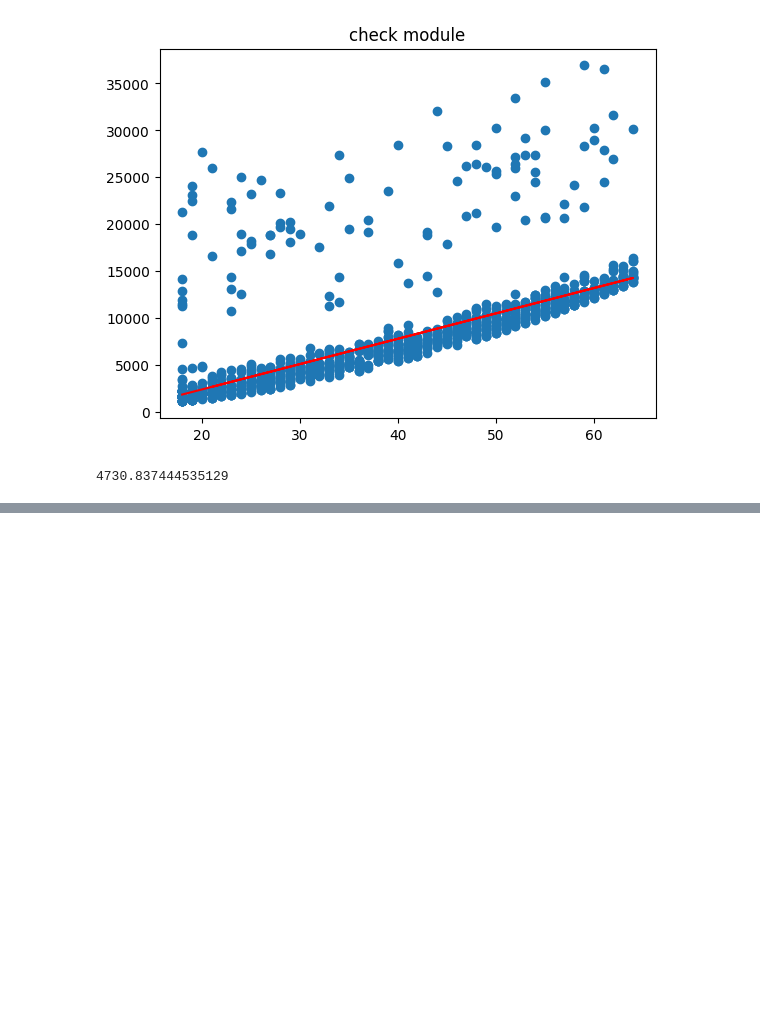
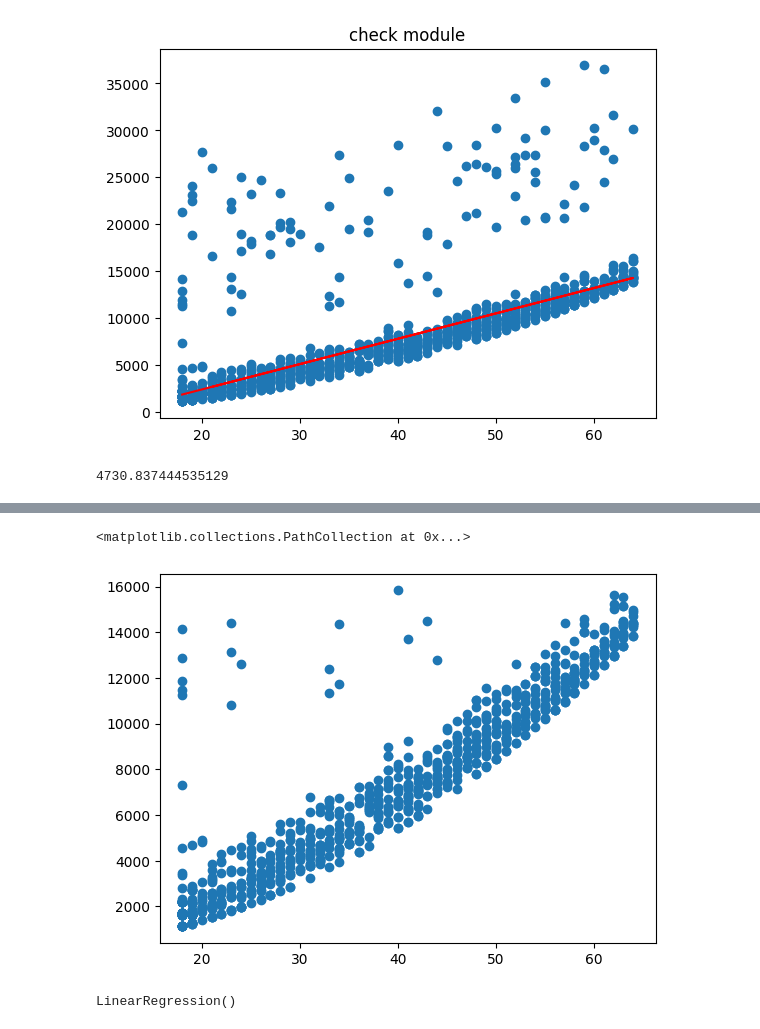
Before and after one commit to abolfazlshahsavaryyy/sklearn, a Jupyter notebook: sklearn.ipynb, the cells around one changed output, grey strips where cells are left out. Saved outputs shown, nothing was run; the diff lists cells and outputs as text; code cells hidden in the pictures; blank space fills up the shorter version.

```diff
--- a/sklearn.ipynb
+++ b/sklearn.ipynb
@@ -270,0 +305,7 @@ try_astemed(270,-3000)
+# %%
+clean_data=nsmdf[(nsmdf['charges']>1000 )&( nsmdf['charges']<16000)]
+# %%
+plt.scatter(clean_data['age'],clean_data['charges'])
+# %% [output]
+<matplotlib.collections.PathCollection at 0x...>
+[figure, added]
@@ -270,0 +314,4 @@ try_astemed(270,-3000)
+# %%
+module1.fit(np.reshape(clean_data['age'],(-1,1)),clean_data['charges'])
+# %% [output]
+LinearRegression()
```
Also changed, not shown: parts of 22 cells of this notebook.
